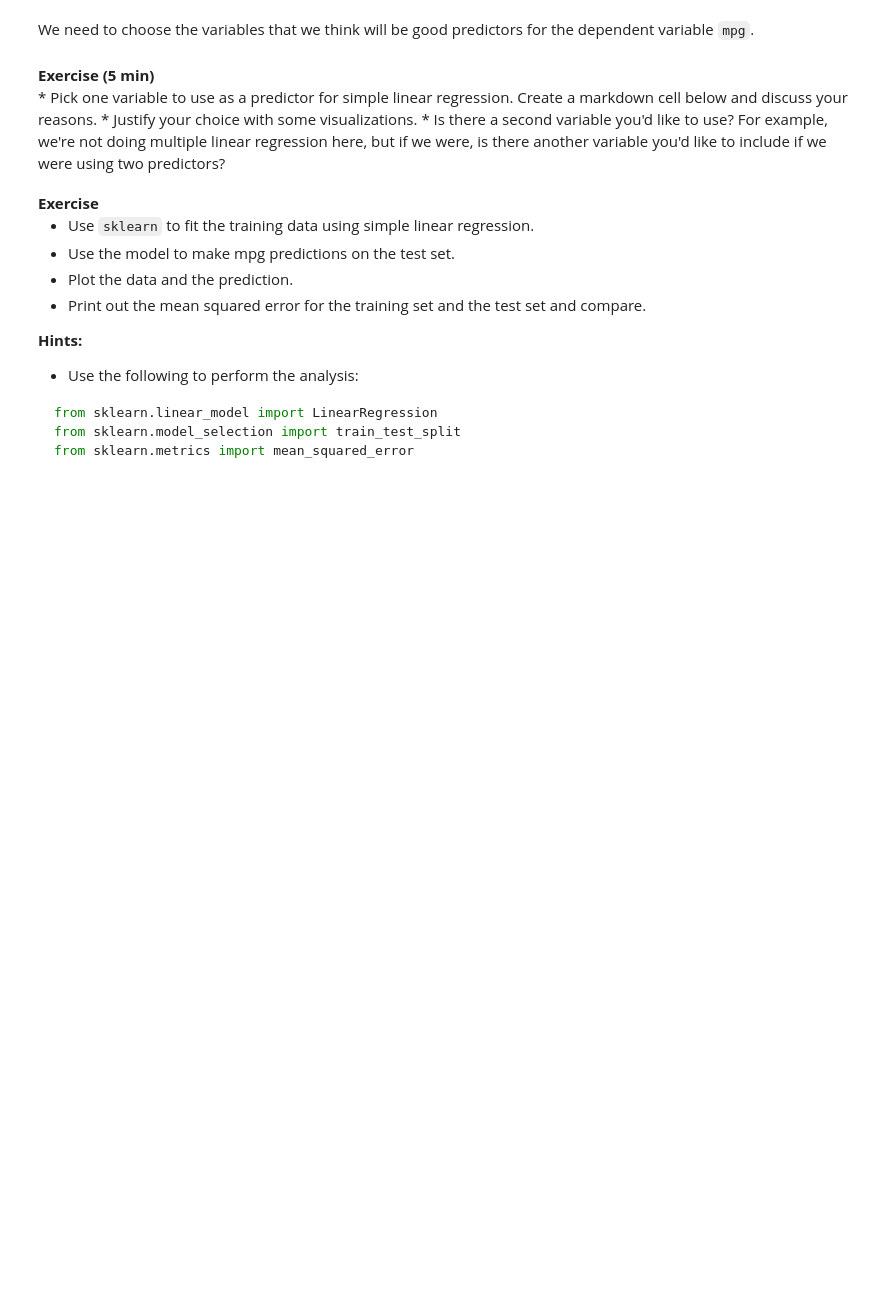
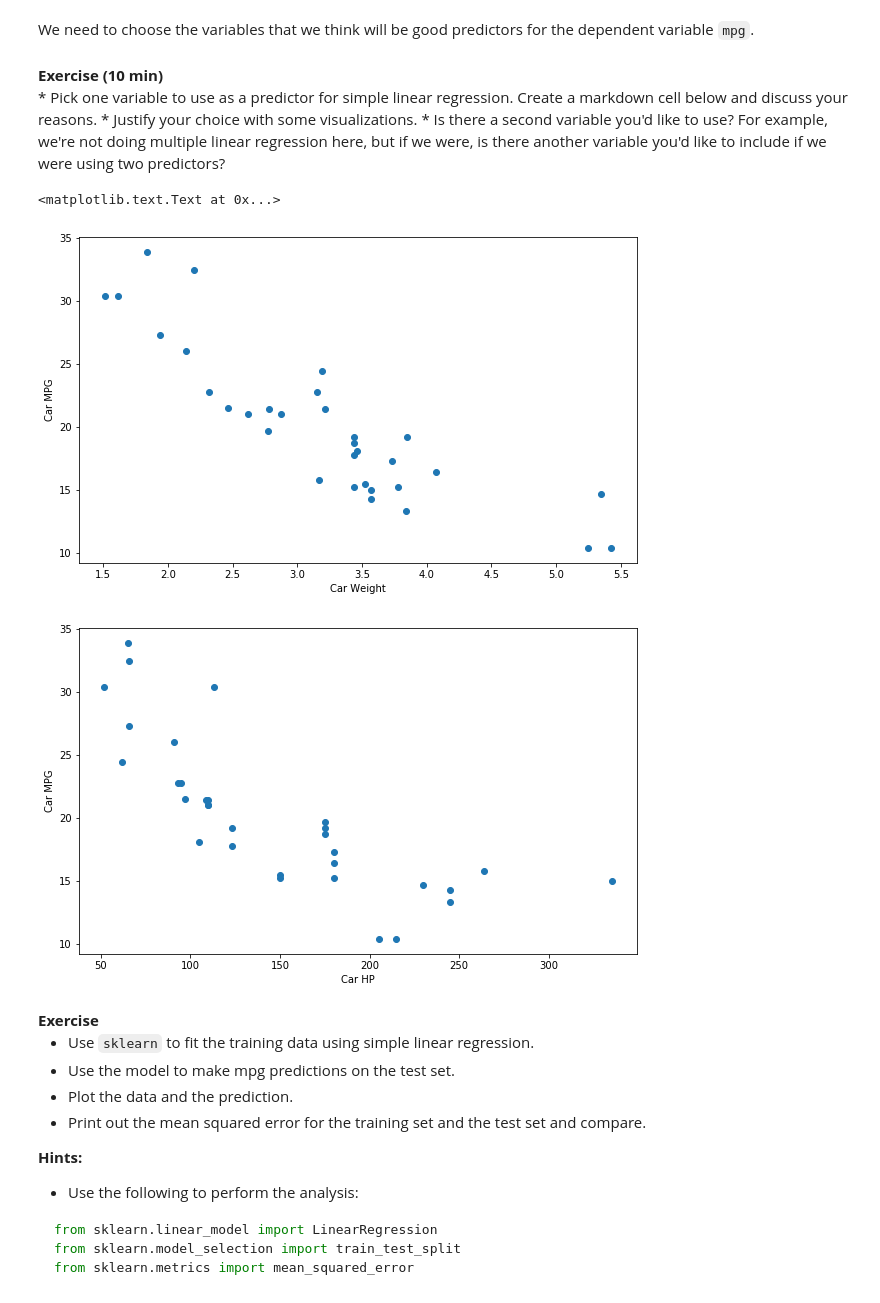
Before and after one commit to Harvard-IACS/2018-CS109A, a Jupyter notebook: content/labs/lab3/lab3_SLR_KNN.ipynb, the cells around one changed output. Drawn from its saved outputs; the diff is of its cells as text; code cells hidden in the pictures; blank space fills up the shorter version.

```diff
--- a/content/labs/lab3/lab3_SLR_KNN.ipynb
+++ b/content/labs/lab3/lab3_SLR_KNN.ipynb
@@ -347,7 +508,7 @@ We will now use `sklearn` to predict automobile mileage per gallon (mpg) and eva
 # %% [markdown]
 We need to choose the variables that we think will be good predictors for the dependent variable `mpg`.
 # %% [markdown]
-<div class="exercise"><b>Exercise (5 min)</b></div>
+<div class="exercise"><b>Exercise (10 min)</b></div>
 * Pick one variable to use as a predictor for simple linear regression.  Create a markdown cell below and discuss your reasons.
 * Justify your choice with some visualizations.
 * Is there a second variable you'd like to use? For example, we're not doing multiple linear regression here, but if we were, is there another variable you'd like to include if we were using two predictors?
@@ -358,3 +517,22 @@ We need to choose the variables that we think will be good predictors for the de
+# %%
+# %load solutions/cars_simple_EDA.py
+y_mpg = dfcars.mpg
+x_wt = dfcars.wt
+x_hp = dfcars.hp
+
+fig_wt, ax_wt = plt.subplots(1,1, figsize=(10,6))
+ax_wt.scatter(x_wt, y_mpg)
+ax_wt.set_xlabel(r'Car Weight')
+ax_wt.set_ylabel(r'Car MPG')
+
+fig_hp, ax_hp = plt.subplots(1,1, figsize=(10,6))
+ax_hp.scatter(x_hp, y_mpg)
+ax_hp.set_xlabel(r'Car HP')
+ax_hp.set_ylabel(r'Car MPG')
+# %% [output]
+<matplotlib.text.Text at 0x...>
+[figure, added]
+[figure, added]
 # %% [markdown]
 <div class="exercise"><b>Exercise</b></div>
 
```
Also changed, not shown: parts of 30 cells of this notebook.
